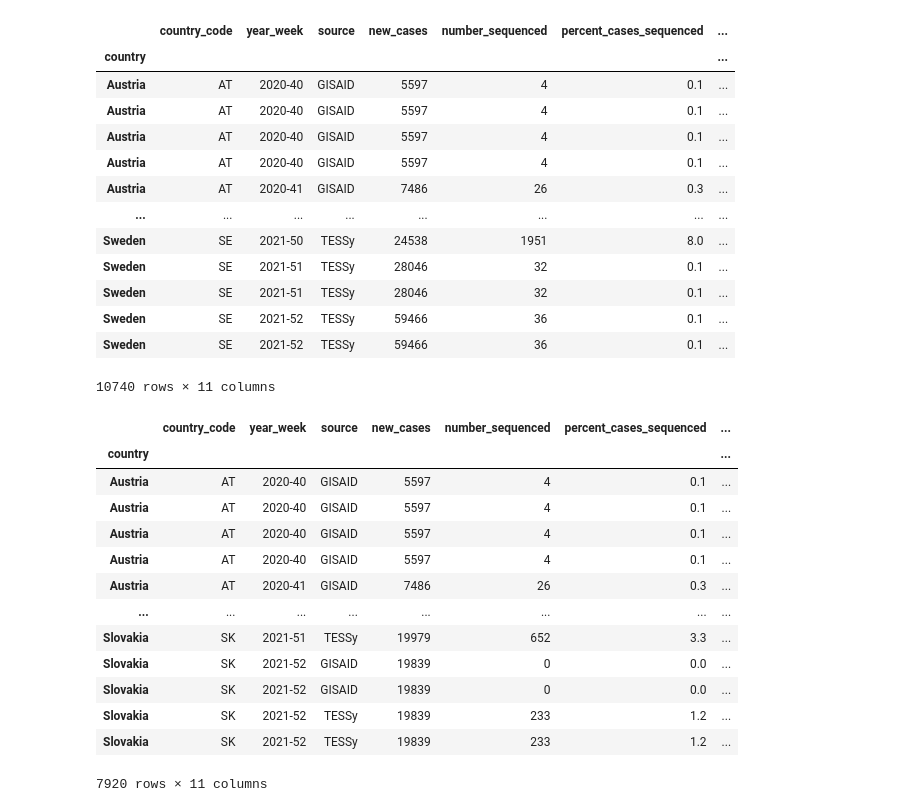
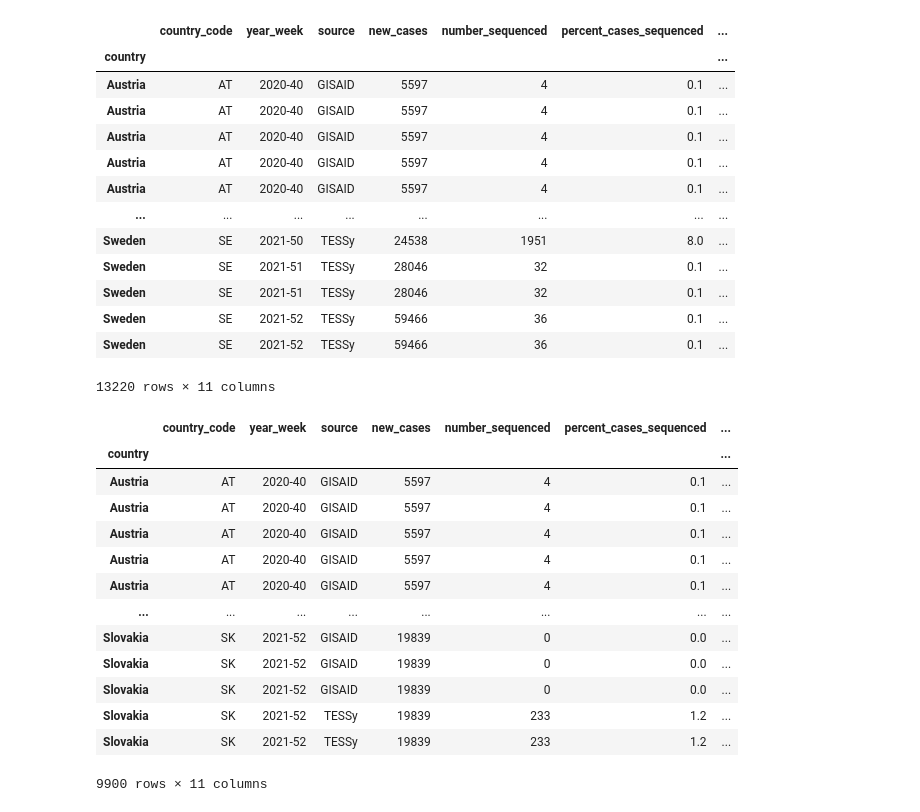
Before and after one commit to bryn-m/Covid_Evolution, a Jupyter notebook: make_figure_2.ipynb, the cells around one changed output. Drawn from its saved outputs; the diff is of its cells as text; code cells hidden in the pictures.

```diff
--- a/make_figure_2.ipynb
+++ b/make_figure_2.ipynb
@@ -6,23 +6,24 @@ import matplotlib.pyplot as plt
 variants = pd.read_csv("variant_cases.csv", sep=",", index_col=0)
 # %%
 variants = variants.loc[(variants['variant'] == 'B.1.617.2') | (variants['variant'] == 'B.1.1.529') |\
-                       (variants['variant'] == 'B.1.1.7') | (variants['variant'] == 'B.1.351')]
+                       (variants['variant'] == 'B.1.1.7') | (variants['variant'] == 'B.1.351')|
+                        (variants['variant'] == 'P.1')]
 variants
 # %% [output]
 |  | country_code | year_week | source | new_cases | number_sequenced | percent_cases_sequenced | ... |
 | country |  |  |  |  |  |  | ... |
 | Austria | AT | 2020-40 | GISAID | 5597 | 4 | 0.1 | ... |
 | Austria | AT | 2020-40 | GISAID | 5597 | 4 | 0.1 | ... |
 | Austria | AT | 2020-40 | GISAID | 5597 | 4 | 0.1 | ... |
 | Austria | AT | 2020-40 | GISAID | 5597 | 4 | 0.1 | ... |
-| Austria | AT | 2020-41 | GISAID | 7486 | 26 | 0.3 | ... |
+| Austria | AT | 2020-40 | GISAID | 5597 | 4 | 0.1 | ... |
 | ... | ... | ... | ... | ... | ... | ... | ... |
 | Sweden | SE | 2021-50 | TESSy | 24538 | 1951 | 8.0 | ... |
 | Sweden | SE | 2021-51 | TESSy | 28046 | 32 | 0.1 | ... |
 | Sweden | SE | 2021-51 | TESSy | 28046 | 32 | 0.1 | ... |
 | Sweden | SE | 2021-52 | TESSy | 59466 | 36 | 0.1 | ... |
 | Sweden | SE | 2021-52 | TESSy | 59466 | 36 | 0.1 | ... |
-10740 rows × 11 columns
+13220 rows × 11 columns
 # %%
 sort_variants = variants.sort_values('number_sequenced')
 var = sort_variants.drop_duplicates(subset=['country_code', 'year_week', 'variant'], keep='last')
@@ -35,14 +36,14 @@ variants
 | Austria | AT | 2020-40 | GISAID | 5597 | 4 | 0.1 | ... |
 | Austria | AT | 2020-40 | GISAID | 5597 | 4 | 0.1 | ... |
 | Austria | AT | 2020-40 | GISAID | 5597 | 4 | 0.1 | ... |
-| Austria | AT | 2020-41 | GISAID | 7486 | 26 | 0.3 | ... |
+| Austria | AT | 2020-40 | GISAID | 5597 | 4 | 0.1 | ... |
 | ... | ... | ... | ... | ... | ... | ... | ... |
-| Slovakia | SK | 2021-51 | TESSy | 19979 | 652 | 3.3 | ... |
+| Slovakia | SK | 2021-52 | GISAID | 19839 | 0 | 0.0 | ... |
 | Slovakia | SK | 2021-52 | GISAID | 19839 | 0 | 0.0 | ... |
 | Slovakia | SK | 2021-52 | GISAID | 19839 | 0 | 0.0 | ... |
 | Slovakia | SK | 2021-52 | TESSy | 19839 | 233 | 1.2 | ... |
 | Slovakia | SK | 2021-52 | TESSy | 19839 | 233 | 1.2 | ... |
-7920 rows × 11 columns
+9900 rows × 11 columns
 # %%
 def get_variants(row):
     percentage = row['percent_variant']/100
```
Also changed, not shown: parts of 2 cells of this notebook, 1 other file.
